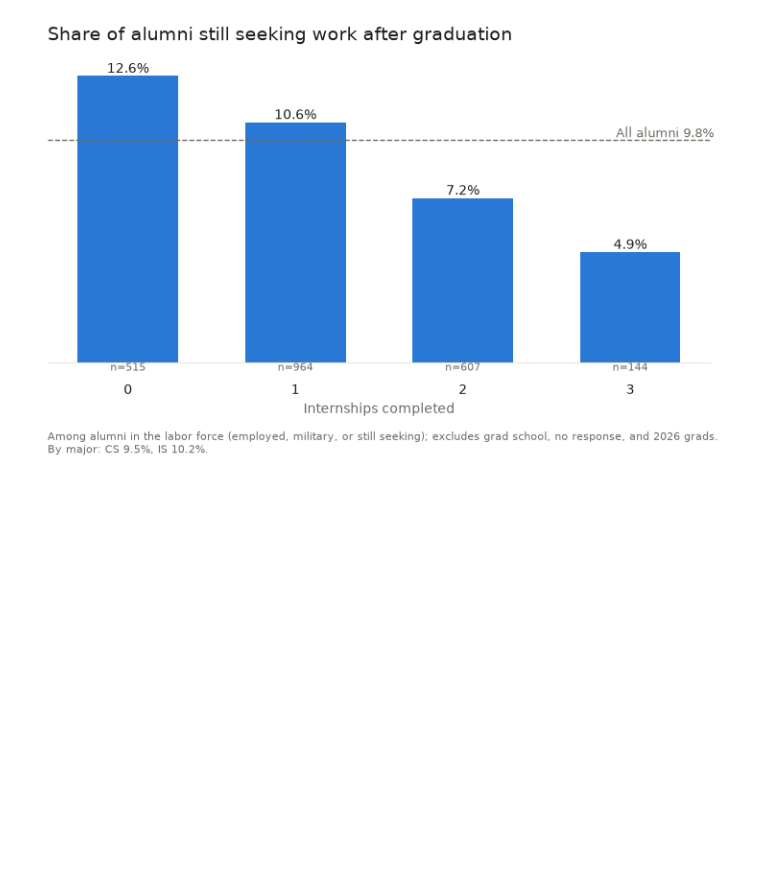
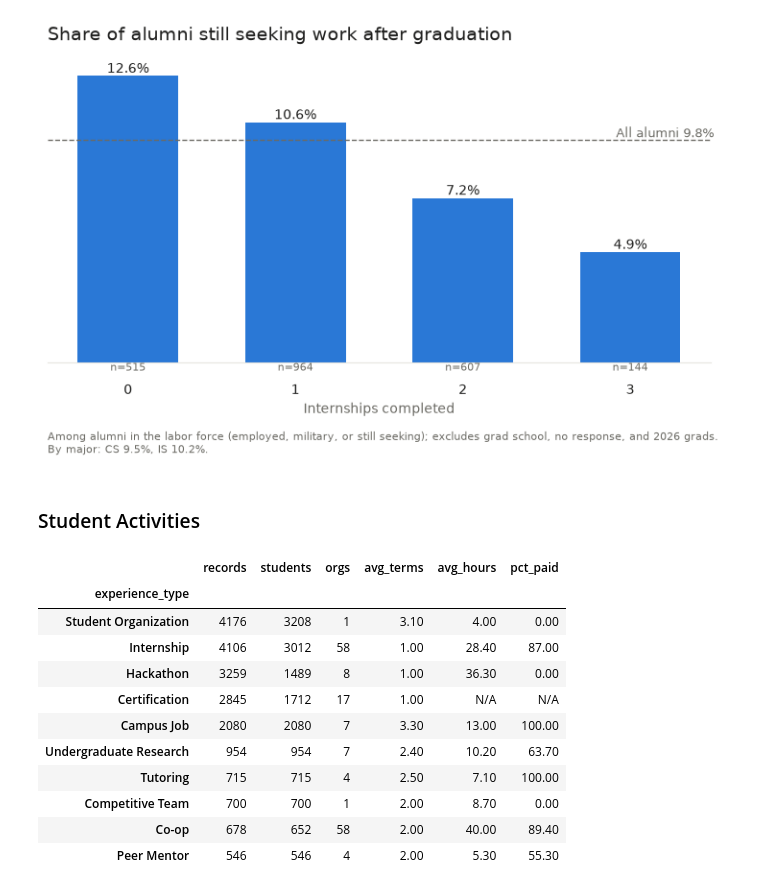
Before and after one commit to WestphalianFresco/TSWhackUMBC, a Jupyter notebook: dataset_analysis.ipynb, the cells around one changed output. Drawn from its saved outputs; the diff is of its cells as text; code cells hidden in the pictures; blank space fills up the shorter version.

```diff
--- a/dataset_analysis.ipynb
+++ b/dataset_analysis.ipynb
@@ -551,3 +551,28 @@ plt.tight_layout()
 plt.show()
 # %% [output]
 [figure]
+# %% [markdown]
+### Student Activities
+# %%
+aggregations = {'records' : ('record_id', 'count'),
+  'students' : ("campus_id", "nunique"),
+  'orgs' : ("organization", "nunique"),
+  'avg_terms' : ("duration_terms", "mean"),
+  'avg_hours' : ("hours_per_week", "mean"),
+  'pct_paid' : ("is_paid", lambda s: s.dropna().astype(bool).mean() * 100)}
+
+exp_by_type = df_studexp.groupby("experience_type").agg(**aggregations).round(1).sort_values("records", ascending=False)
+exp_by_type.fillna('N/A')
+# %% [output]
+|  | records | students | orgs | avg_terms | avg_hours | pct_paid |
+| experience_type |  |  |  |  |  |  |
+| Student Organization | 4176 | 3208 | 1 | 3.10 | 4.00 | 0.00 |
+| Internship | 4106 | 3012 | 58 | 1.00 | 28.40 | 87.00 |
+| Hackathon | 3259 | 1489 | 8 | 1.00 | 36.30 | 0.00 |
+| Certification | 2845 | 1712 | 17 | 1.00 | N/A | N/A |
+| Campus Job | 2080 | 2080 | 7 | 3.30 | 13.00 | 100.00 |
+| Undergraduate Research | 954 | 954 | 7 | 2.40 | 10.20 | 63.70 |
+| Tutoring | 715 | 715 | 4 | 2.50 | 7.10 | 100.00 |
+| Competitive Team | 700 | 700 | 1 | 2.00 | 8.70 | 0.00 |
+| Co-op | 678 | 652 | 58 | 2.00 | 40.00 | 89.40 |
+| Peer Mentor | 546 | 546 | 4 | 2.00 | 5.30 | 55.30 |
```
Also changed, not shown: parts of 5 cells of this notebook, 2 other files.
